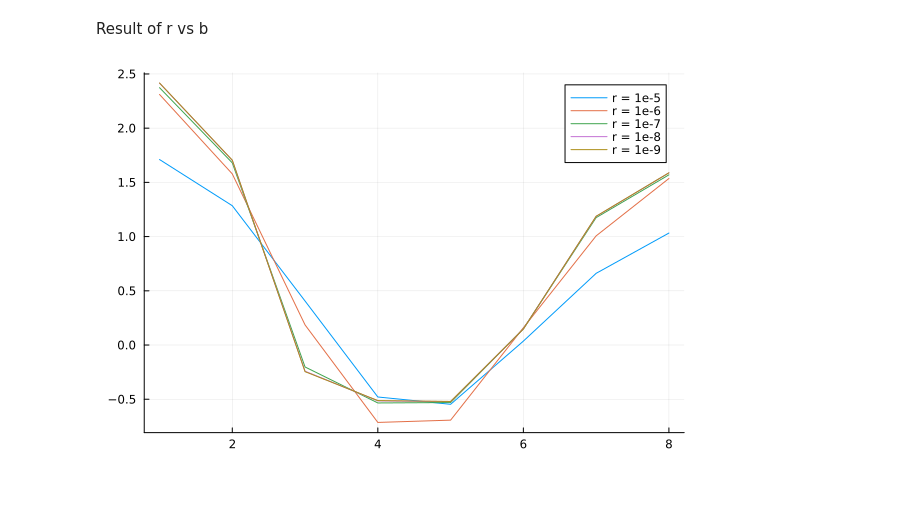
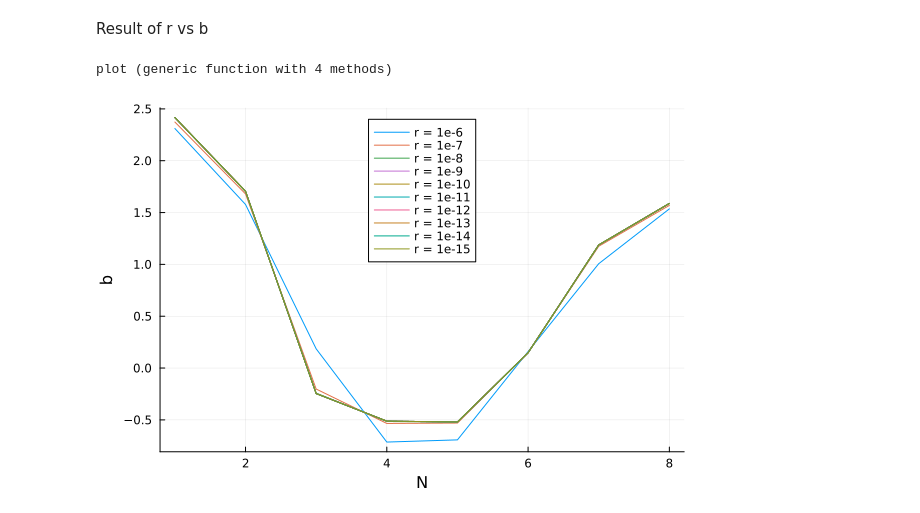
Before and after one commit to hody-chang/NODE_research, a Jupyter notebook: Julia/NODE.ipynb, the cells around one changed output. Drawn from its saved outputs; the diff is of its cells as text; code cells hidden in the pictures.

```diff
--- a/Julia/NODE.ipynb
+++ b/Julia/NODE.ipynb
@@ -166,10 +167,13 @@ plot!(1:8,w_r[5,:],label="r = 1e-9")
 # %% [markdown]
 Result of r vs b
-# %%
-plot(1:8,b_r[1,:],label="r = 1e-5")
-plot!(1:8,b_r[2,:],label="r = 1e-6")
-plot!(1:8,b_r[3,:],label="r = 1e-7")
-plot!(1:8,b_r[4,:],label="r = 1e-8")
-plot!(1:8,b_r[5,:],label="r = 1e-9")
-# %% [output]
-[figure, removed]
+# %%
+plot()
+for i in 1:10
+    plot!(1:8,b_r[i,:],label="r = 1e-$(i+5)",legend=:top)
+end
+display(plot)
+xlabel!("N")
+ylabel!("b")
+# %% [output]
+plot (generic function with 4 methods)
+[figure, added]
```
Also changed, not shown: parts of 5 cells of this notebook.
